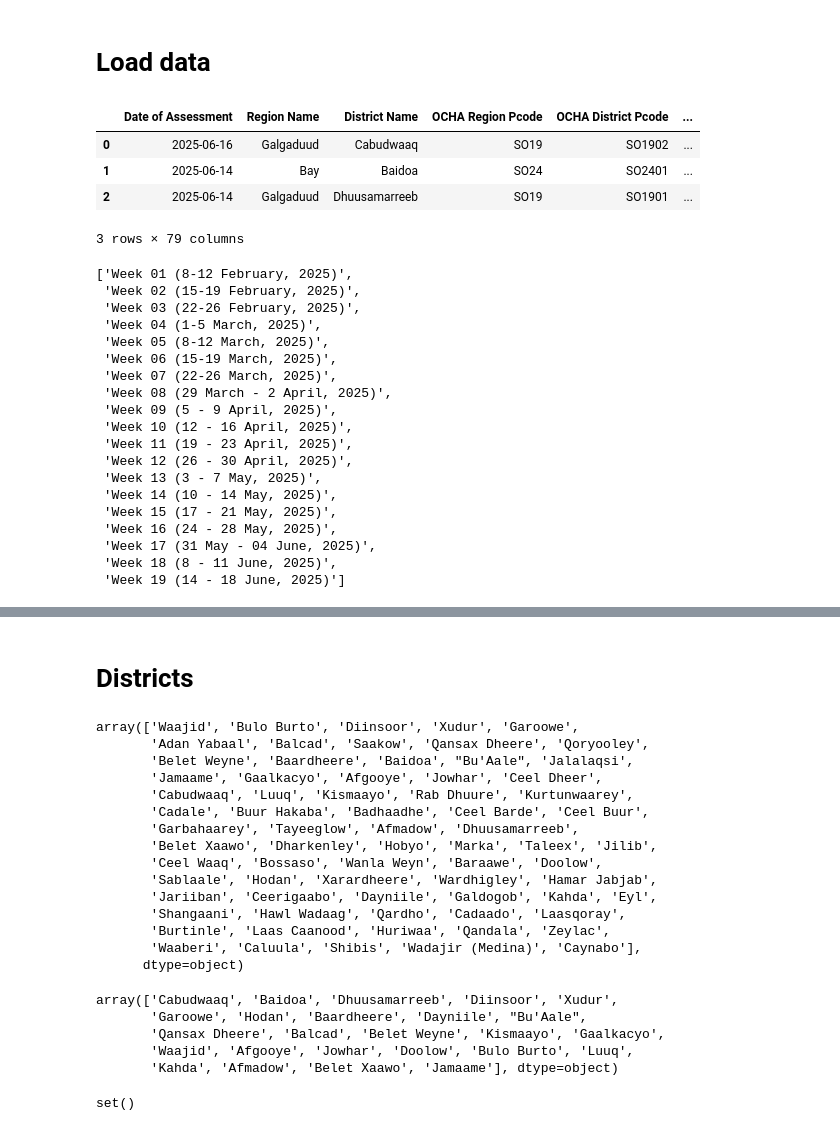
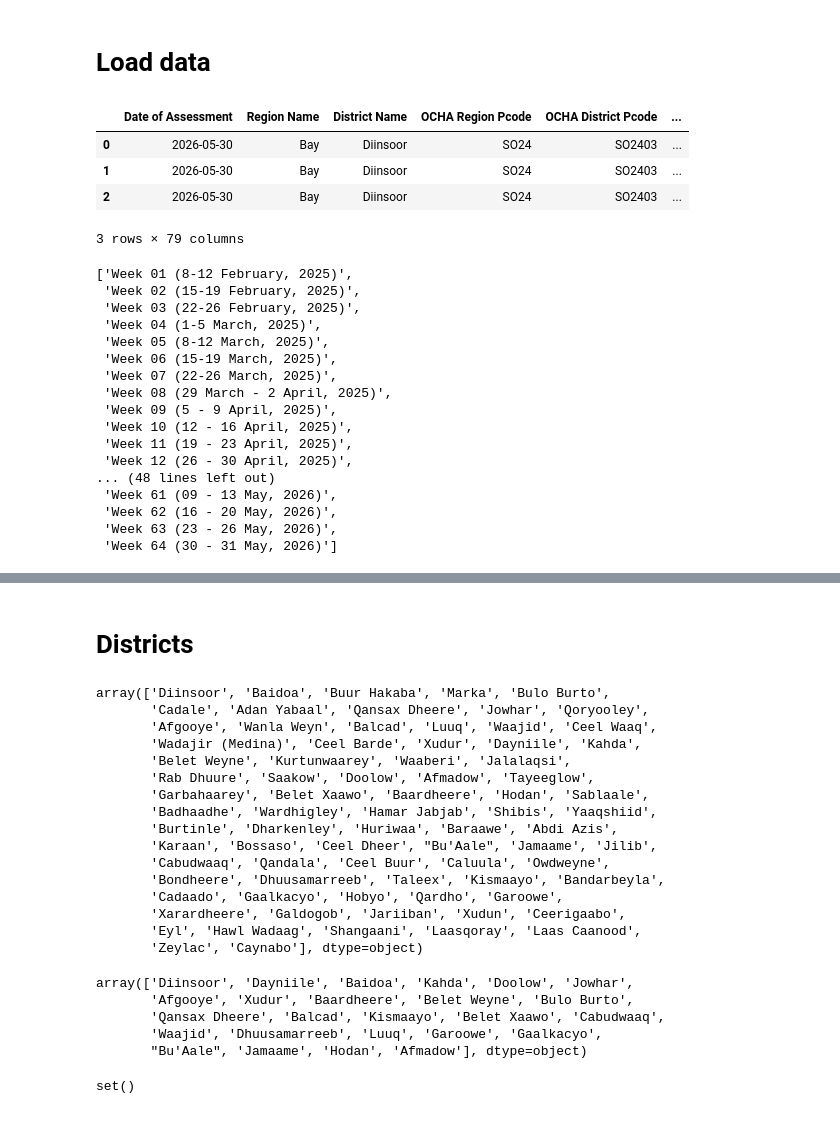
Before and after one commit to GitKalo/climate-displacement, a Jupyter notebook: network_flows.ipynb, the cells around one changed output, grey strips where cells are left out. Saved outputs shown, nothing was run; the diff lists cells and outputs as text; code cells hidden in the pictures.

```diff
--- a/network_flows.ipynb
+++ b/network_flows.ipynb
@@ -16,13 +16,15 @@ rng = np.random.default_rng(seed=10)
 # Load data
 # %%
 # Load IOM DTM Somalia dataset Feb-Oct 2025
-df_dtm = pd.read_excel('data/IOM_DTM_ETT_SOM_Tracker_sinceFeb2025_w19.xlsx')    # TODO: load only necesary columns
+# TODO: load only necesary columns
+# df_dtm = pd.read_excel('data/IOM_DTM_ETT_SOM_Tracker_sinceFeb2025_w19.xlsx')  # Initial, 19-weeks dataset
+df_dtm = pd.read_excel('data/IOM_DTM_ETT_SOM_Tracker_sinceFeb2025_w64.xlsx')    # Updated, 64-weeks dataset
 df_dtm.head(3)
 # %% [output]
 |  | Date of Assessment | Region Name | District Name | OCHA Region Pcode | OCHA District Pcode | ... |
-| 0 | 2025-06-16 | Galgaduud | Cabudwaaq | SO19 | SO1902 | ... |
-| 1 | 2025-06-14 | Bay | Baidoa | SO24 | SO2401 | ... |
-| 2 | 2025-06-14 | Galgaduud | Dhuusamarreeb | SO19 | SO1901 | ... |
+| 0 | 2026-05-30 | Bay | Diinsoor | SO24 | SO2403 | ... |
+| 1 | 2026-05-30 | Bay | Diinsoor | SO24 | SO2403 | ... |
+| 2 | 2026-05-30 | Bay | Diinsoor | SO24 | SO2403 | ... |
 3 rows × 79 columns
 # %%
 sorted(df_dtm['Data Collection Week'].unique())
@@ -39,13 +41,11 @@ sorted(df_dtm['Data Collection Week'].unique())
  'Week 10 (12 - 16 April, 2025)',
  'Week 11 (19 - 23 April, 2025)',
  'Week 12 (26 - 30 April, 2025)',
- 'Week 13 (3 - 7 May, 2025)',
- 'Week 14 (10 - 14 May, 2025)',
- 'Week 15 (17 - 21 May, 2025)',
- 'Week 16 (24 - 28 May, 2025)',
- 'Week 17 (31 May - 04 June, 2025)',
- 'Week 18 (8 - 11 June, 2025)',
- 'Week 19 (14 - 18 June, 2025)']
+... (48 lines left out)
+ 'Week 61 (09 - 13 May, 2026)',
+ 'Week 62 (16 - 20 May, 2026)',
+ 'Week 63 (23 - 26 May, 2026)',
+ 'Week 64 (30 - 31 May, 2026)']
 # %%
 # Load GADM dataset
 gdf_gadm = gpd.read_file('data/gadm41_SOM_2.json.zip')
@@ -72,30 +72,31 @@ gdf_gadm.head(10)
 origin_districts = df_dtm['Somalia District of Origin'][df_dtm['Somalia District of Origin'].notna()].unique()
 origin_districts
 # %% [output]
-array(['Waajid', 'Bulo Burto', 'Diinsoor', 'Xudur', 'Garoowe',
-       'Adan Yabaal', 'Balcad', 'Saakow', 'Qansax Dheere', 'Qoryooley',
-       'Belet Weyne', 'Baardheere', 'Baidoa', "Bu'Aale", 'Jalalaqsi',
-       'Jamaame', 'Gaalkacyo', 'Afgooye', 'Jowhar', 'Ceel Dheer',
-       'Cabudwaaq', 'Luuq', 'Kismaayo', 'Rab Dhuure', 'Kurtunwaarey',
-       'Cadale', 'Buur Hakaba', 'Badhaadhe', 'Ceel Barde', 'Ceel Buur',
-       'Garbahaarey', 'Tayeeglow', 'Afmadow', 'Dhuusamarreeb',
-       'Belet Xaawo', 'Dharkenley', 'Hobyo', 'Marka', 'Taleex', 'Jilib',
-       'Ceel Waaq', 'Bossaso', 'Wanla Weyn', 'Baraawe', 'Doolow',
-       'Sablaale', 'Hodan', 'Xarardheere', 'Wardhigley', 'Hamar Jabjab',
-       'Jariiban', 'Ceerigaabo', 'Dayniile', 'Galdogob', 'Kahda', 'Eyl',
-       'Shangaani', 'Hawl Wadaag', 'Qardho', 'Cadaado', 'Laasqoray',
-       'Burtinle', 'Laas Caanood', 'Huriwaa', 'Qandala', 'Zeylac',
-       'Waaberi', 'Caluula', 'Shibis', 'Wadajir (Medina)', 'Caynabo'],
-      dtype=object)
+array(['Diinsoor', 'Baidoa', 'Buur Hakaba', 'Marka', 'Bulo Burto',
+       'Cadale', 'Adan Yabaal', 'Qansax Dheere', 'Jowhar', 'Qoryooley',
+       'Afgooye', 'Wanla Weyn', 'Balcad', 'Luuq', 'Waajid', 'Ceel Waaq',
+       'Wadajir (Medina)', 'Ceel Barde', 'Xudur', 'Dayniile', 'Kahda',
+       'Belet Weyne', 'Kurtunwaarey', 'Waaberi', 'Jalalaqsi',
+       'Rab Dhuure', 'Saakow', 'Doolow', 'Afmadow', 'Tayeeglow',
+       'Garbahaarey', 'Belet Xaawo', 'Baardheere', 'Hodan', 'Sablaale',
+       'Badhaadhe', 'Wardhigley', 'Hamar Jabjab', 'Shibis', 'Yaaqshiid',
+       'Burtinle', 'Dharkenley', 'Huriwaa', 'Baraawe', 'Abdi Azis',
+       'Karaan', 'Bossaso', 'Ceel Dheer', "Bu'Aale", 'Jamaame', 'Jilib',
+       'Cabudwaaq', 'Qandala', 'Ceel Buur', 'Caluula', 'Owdweyne',
+       'Bondheere', 'Dhuusamarreeb', 'Taleex', 'Kismaayo', 'Bandarbeyla',
+       'Cadaado', 'Gaalkacyo', 'Hobyo', 'Qardho', 'Garoowe',
+       'Xarardheere', 'Galdogob', 'Jariiban', 'Xudun', 'Ceerigaabo',
+       'Eyl', 'Hawl Wadaag', 'Shangaani', 'Laasqoray', 'Laas Caanood',
+       'Zeylac', 'Caynabo'], dtype=object)
 # %%
 destination_districts = df_dtm['District Name'].unique()
 destination_districts
 # %% [output]
-array(['Cabudwaaq', 'Baidoa', 'Dhuusamarreeb', 'Diinsoor', 'Xudur',
-       'Garoowe', 'Hodan', 'Baardheere', 'Dayniile', "Bu'Aale",
-       'Qansax Dheere', 'Balcad', 'Belet Weyne', 'Kismaayo', 'Gaalkacyo',
-       'Waajid', 'Afgooye', 'Jowhar', 'Doolow', 'Bulo Burto', 'Luuq',
-       'Kahda', 'Afmadow', 'Belet Xaawo', 'Jamaame'], dtype=object)
+array(['Diinsoor', 'Dayniile', 'Baidoa', 'Kahda', 'Doolow', 'Jowhar',
+       'Afgooye', 'Xudur', 'Baardheere', 'Belet Weyne', 'Bulo Burto',
+       'Qansax Dheere', 'Balcad', 'Kismaayo', 'Belet Xaawo', 'Cabudwaaq',
+       'Waajid', 'Dhuusamarreeb', 'Luuq', 'Garoowe', 'Gaalkacyo',
+       "Bu'Aale", 'Jamaame', 'Hodan', 'Afmadow'], dtype=object)
 # %%
 set(destination_districts) - set(origin_districts)
 # %% [output]
```
Also changed, not shown: parts of 25 cells of this notebook, 4 other files.
